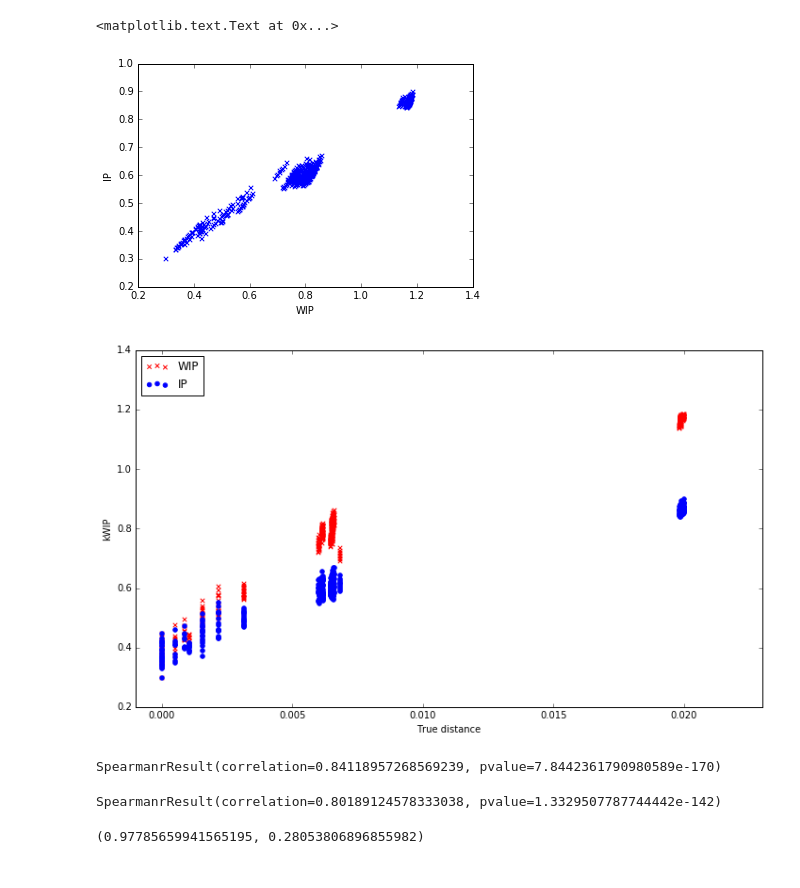
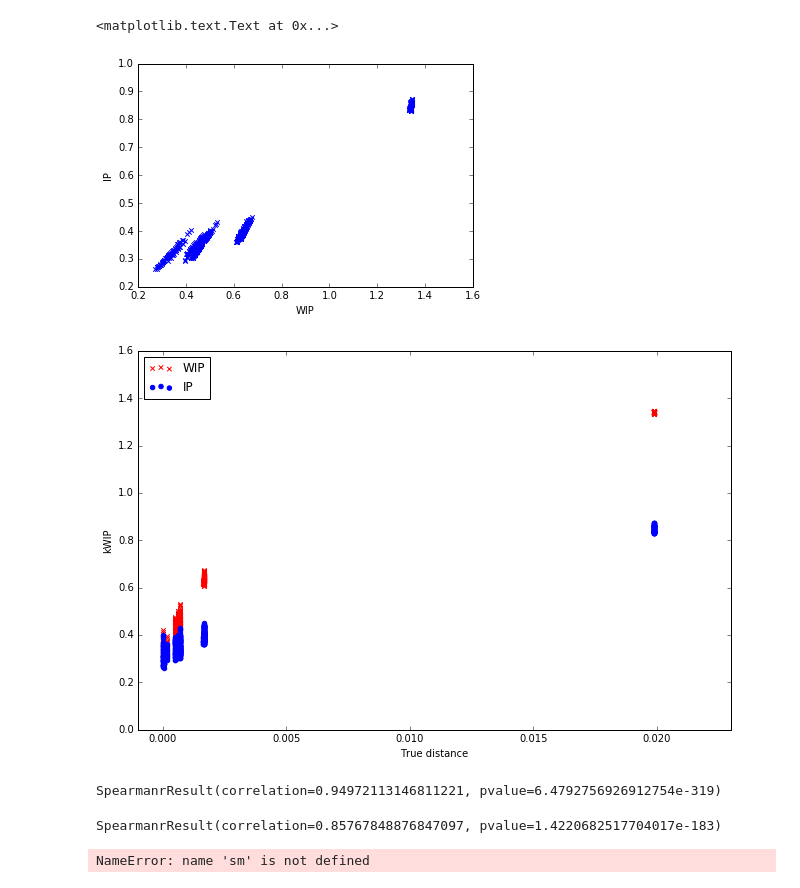
Before and after one commit to kdm9/kwip-experiments, a Jupyter notebook: ipynbs/distcompare.ipynb, the cells around one changed output. Drawn from its saved outputs; the diff is of its cells as text; code cells hidden in the pictures.

```diff
--- a/ipynbs/distcompare.ipynb
+++ b/ipynbs/distcompare.ipynb
@@ -8,4 +9,5 @@ from matplotlib import pyplot as plt
 
 %matplotlib inline
 # %%
-aln = DNA.read("../data/all_genomes.fasta")
+aln = TabularMSA.read("../data/all_genomes-0.01.fasta", constructor=DNA)
+aln.reassign_index(minter="id")
@@ -16,3 +14,6 @@ AttributeError: 'TabularMSA' object has no attribute 'distances'
+# %%
+dist = DistanceMatrix.from_iterable(
+    [seq.values for seq in aln], metric=hamming, keys=aln.index)
 # %%
 dist
 # %% [output]
@@ -42,2 +45,2 @@ runs
 # %%
-kwip_mat = DistanceMatrix.read("../data/kwip/0.1.10/0.1.10-20x-wip.dist")
+kwip_mat = DistanceMatrix.read("../data/kwip/30x-0.01-wip.dist")
@@ -48,2 +53,2 @@ kwip_mat
 # %%
-ip_mat = DistanceMatrix.read("../data/kwip/0.1.10/0.1.10-20x-ip.dist")
+ip_mat = DistanceMatrix.read("../data/kwip/30x-0.01-ip.dist")
@@ -61,15 +68,15 @@ ax.set_ylabel('IP')
 ax.set_xlabel('WIP')
 # %% [output]
 <matplotlib.text.Text at 0x...>
-[figure, old version]
+[figure, new version]
 # %%
-fig, ax = plt.subplots(figsize=(10,6))
+fig, ax = plt.subplots(figsize=(9,6))
 w = ax.scatter(truth, wip, marker='x', color='r', label='WIP')
 i = ax.scatter(truth, ip, marker='o', color='b', label='IP')
 ax.set_xlabel("True distance")
 ax.set_ylabel("kWIP")
 ax.set_xlim(-0.001,0.023)
 ax.legend(handles=[w, i], loc='upper left')
 fig.tight_layout()
 # %% [output]
-[figure, old version]
+[figure, new version]
@@ -78,18 +87,18 @@ import scipy as sp
 # %%
 sp.stats.spearmanr(truth, wip)
 # %% [output]
-SpearmanrResult(correlation=0.84118957268569239, pvalue=7.8442361790980589e-170)
+SpearmanrResult(correlation=0.94972113146811221, pvalue=6.4792756926912754e-319)
 # %%
 sp.stats.spearmanr(truth, ip)
 # %% [output]
-SpearmanrResult(correlation=0.80189124578333038, pvalue=1.3329507787744442e-142)
+SpearmanrResult(correlation=0.85767848876847097, pvalue=1.4220682517704017e-183)
 # %%
 X = sm.add_constant(ip)
 o = sm.OLS(wip, X)
 f = o.fit()
 print(f.rsquared_adj, f.ssr)
 # %% [output]
-(0.97785659941565195, 0.28053806896855982)
+NameError: name 'sm' is not defined
 # %%
 def regress(y):
     X = sm.add_constant(truth)
```
Also changed, not shown: parts of 12 cells of this notebook, 4 other files.
